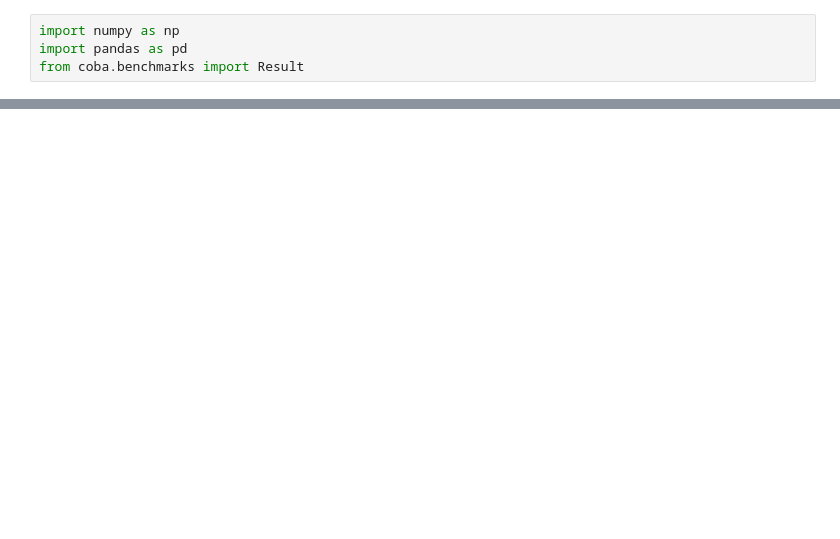
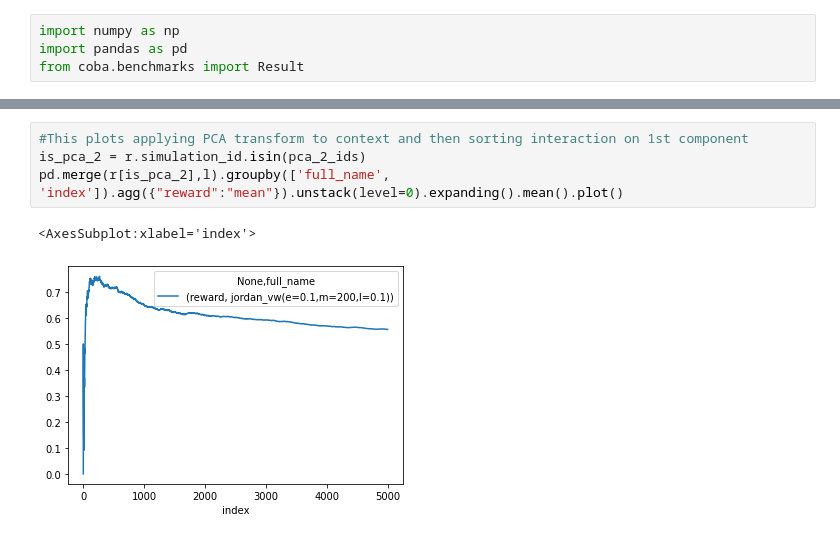
Before and after one commit to pmineiro/memoryrl, a Jupyter notebook: study1/analysis.ipynb, the cells around one changed output, grey strips where cells are left out. Drawn from its saved outputs; the diff is of its cells as text; blank space fills up the shorter version.

```diff
--- a/study1/analysis.ipynb
+++ b/study1/analysis.ipynb
@@ -32,0 +35,7 @@ TypeError: no numeric data to plot
+# %%
+#This plots applying PCA transform to context and then sorting interaction on 1st component
+is_pca_2 = r.simulation_id.isin(pca_2_ids)
+pd.merge(r[is_pca_2],l).groupby(['full_name', 'index']).agg({"reward":"mean"}).unstack(level=0).expanding().mean().plot()
+# %% [output]
+<AxesSubplot:xlabel='index'>
+[figure, added]
```
Also changed, not shown: parts of 7 cells of this notebook.
